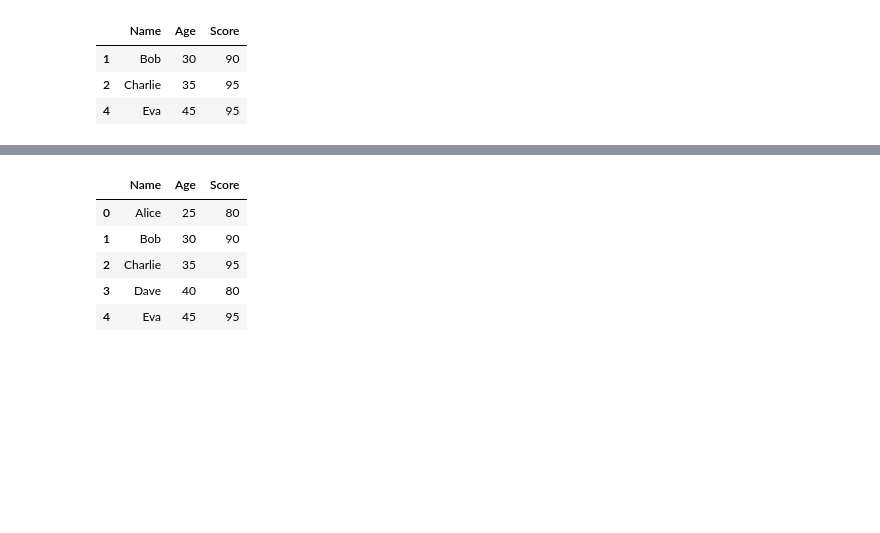
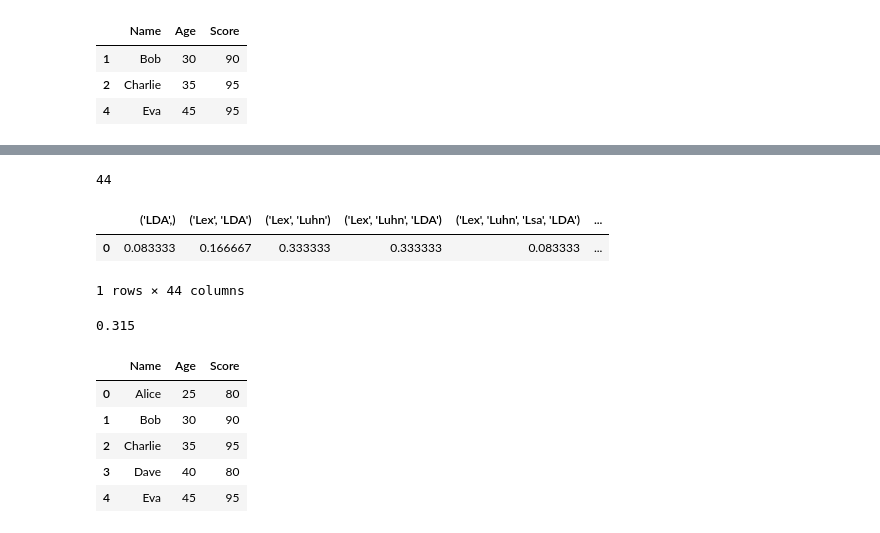
Before and after one commit to ZeyadMashhour/text_summarization, a Jupyter notebook: malicious.ipynb, the cells around one changed output, grey strips where cells are left out. Saved outputs shown, nothing was run; the diff lists cells and outputs as text; code cells hidden in the pictures; blank space fills up the shorter version.

Commit message:
weights_of_alogrithms_and_their_combinations

```diff
--- a/malicious.ipynb
+++ b/malicious.ipynb
@@ -220,0 +197,18 @@ def create_dataframe(df, max_values):
+# %%
+weighting_list = []
+for i in range(len(data.index)):
+
+    # Filter rows based on a certain condition
+    threshold = algorithm_max_values[i]
+    print(threshold)
+    filtered_df = list(data.loc[algorithm_max_values.index[i]] >= threshold)
+
+    # Print the maximum values
+    filtered_df
+
+    # Use boolean indexing to return specific columns based on the mask
+    selected_columns = data.loc[:, filtered_df]
+
+    # Print the resulting DataFrame
+    weighting_list.append(selected_columns.columns)
+    print(selected_columns)
@@ -220,0 +233,31 @@ def create_dataframe(df, max_values):
+# %%
+import collections
+
+def create_weights_index(weighting_list):
+  words_lists = weighting_list
+  # initialize lists
+  document_number = 1
+  # initialize pos_index
+  positional_index = {}
+  #intialize position
+  position = 1
+  #positional_index[term](freq,{doc:[index]})
+
+  for list in words_lists:
+    for term in list:
+      if term not in positional_index: #if term does not exist
+        positional_index[term] = 1/12
+      else: #if term exists already
+        positional_index[term] +=1/12
+  return dict(collections.OrderedDict(sorted(positional_index.items())))
+# %%
+len(create_weights_index(weighting_list))
+# %% [output]
+44
+# %%
+df = pd.DataFrame([create_weights_index(weighting_list)])
+df.hea
+# %% [output]
+|  | ('LDA',) | ('Lex', 'LDA') | ('Lex', 'Luhn') | ('Lex', 'Luhn', 'LDA') | ('Lex', 'Luhn', 'Lsa', 'LDA') | ... |
+| 0 | 0.083333 | 0.166667 | 0.333333 | 0.333333 | 0.083333 | ... |
+1 rows × 44 columns
@@ -221,3 +266,8 @@ def create_dataframe(df, max_values):
+# %%
+value = data.loc['rouge1_fmeasure', "('Tm',)"]
+value
+# %% [output]
+0.315
 # %%
 import pandas as pd
 
```
Also changed, not shown: parts of 13 cells of this notebook, 1 other file.
